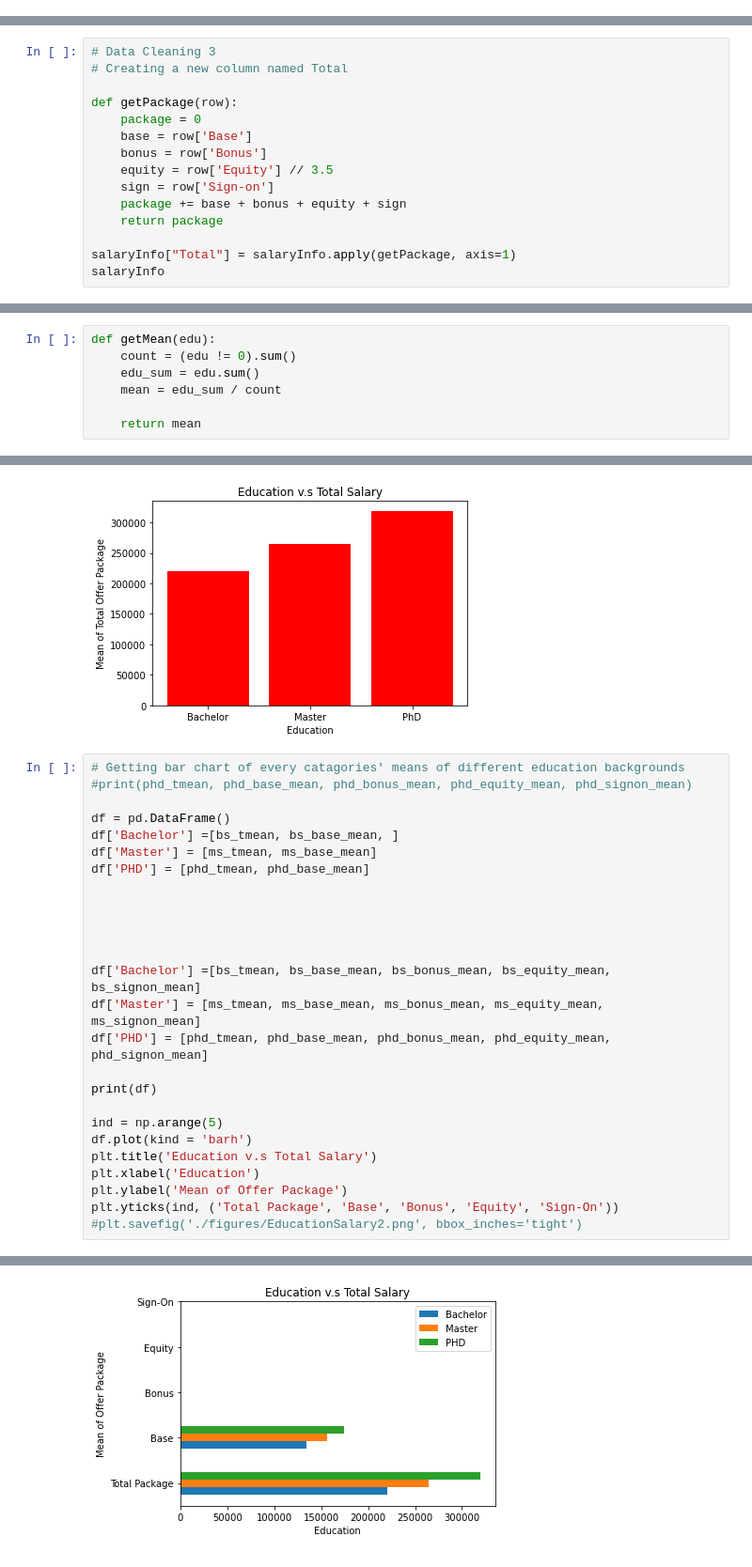
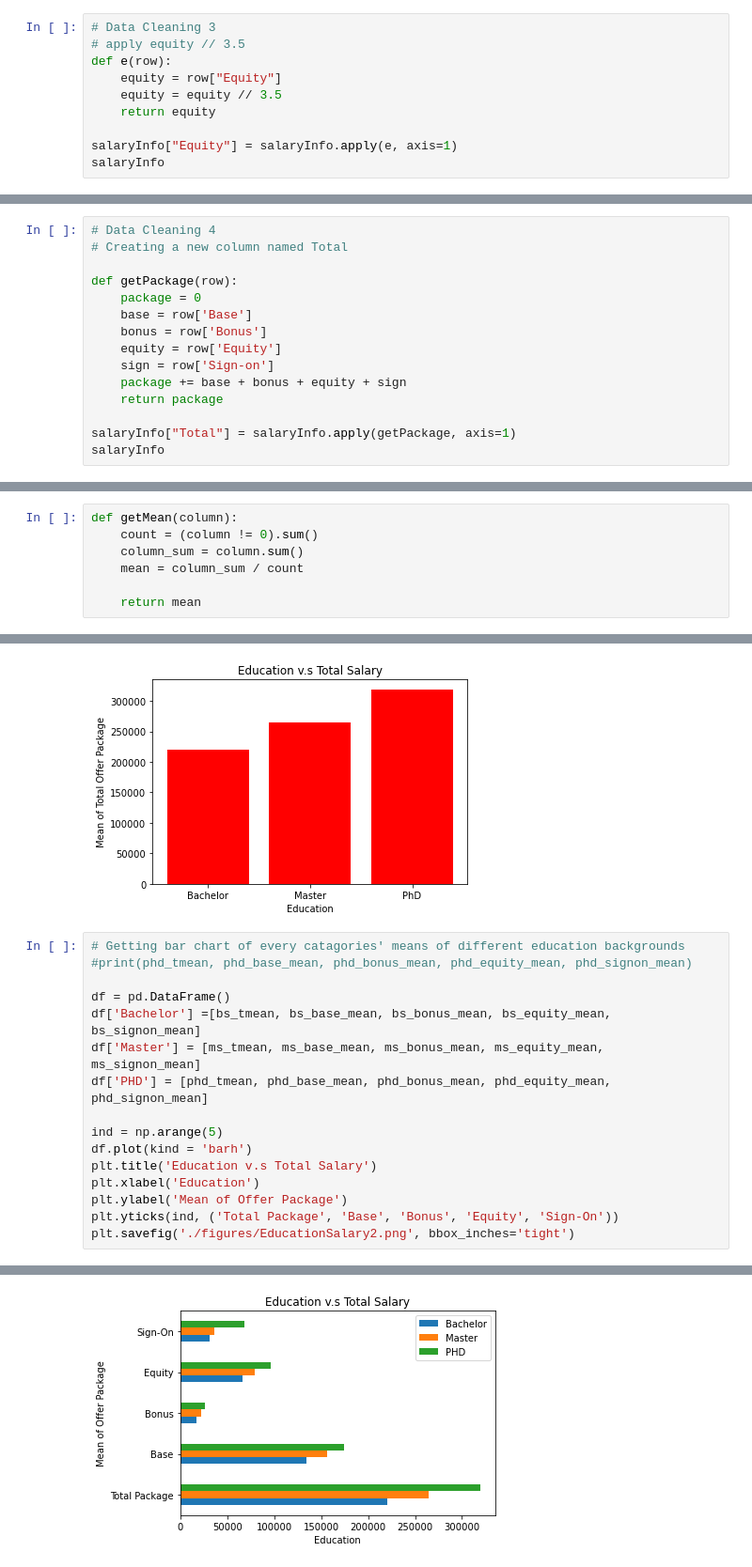
Before and after one commit to dorothyjx/damg-6105-Final-Project, a Jupyter notebook: project_final.ipynb, the cells around one changed output, grey strips where cells are left out. Shown at 94% size. Drawn from its saved outputs; the diff is of its cells as text.

```diff
--- a/project_final.ipynb
+++ b/project_final.ipynb
@@ -150,3 +150,13 @@ salaryInfo
 | 311 | Amazon | 2021 4th quarter | Machine Learning Eng | Great Seattle Area | 155000 | 365000 | 0 | 36500 | full | ... |
 | 312 | Autodesk | 2021 4th quarter | Software Engineer | Great Boston Area | 125000 | 60000 | 10000 | 19000 | full | ... |
 313 rows × 14 columns
+# %%
+# Data Cleaning 3
+# apply equity // 3.5
+def e(row):
+    equity = row["Equity"]
+    equity = equity // 3.5
+    return equity
+
+salaryInfo["Equity"] = salaryInfo.apply(e, axis=1)
+salaryInfo
@@ -153,12 +194,12 @@ salaryInfo
 # %%
-# Data Cleaning 3
+# Data Cleaning 4
 # Creating a new column named Total
 
 def getPackage(row):
     package = 0
     base = row['Base']
     bonus = row['Bonus']
-    equity = row['Equity'] // 3.5
+    equity = row['Equity']
     sign = row['Sign-on']
     package += base + bonus + equity + sign
     return package
@@ -262,6 +303,13 @@ plt.legend(bbox_to_anchor=(1.0, 0.8, 0.5, 0.2), loc = 'upper right')
 plt.savefig('./figures/JobRatio.png', bbox_inches='tight')
 # %% [output]
 [figure]
+# %%
+def getMean(column):
+    count = (column != 0).sum()
+    column_sum = column.sum()
+    mean = column_sum / count
+
+    return mean
 # %%
 # How many Education types
 
@@ -277,7 +318,0 @@ bs = salaryInfo[salaryInfo['Education'] == 'BS']
-# %%
-def getMean(edu):
-    count = (edu != 0).sum()
-    edu_sum = edu.sum()
-    mean = edu_sum / count
-
-    return mean
@@ -354,19 +391,9 @@ fig.savefig('./figures/EducationSalary1.png', bbox_inches='tight')
 #print(phd_tmean, phd_base_mean, phd_bonus_mean, phd_equity_mean, phd_signon_mean)
 
 df = pd.DataFrame()
-df['Bachelor'] =[bs_tmean, bs_base_mean, ]
-df['Master'] = [ms_tmean, ms_base_mean]
-df['PHD'] = [phd_tmean, phd_base_mean]
-
-
-
-
-
 df['Bachelor'] =[bs_tmean, bs_base_mean, bs_bonus_mean, bs_equity_mean, bs_signon_mean]
 df['Master'] = [ms_tmean, ms_base_mean, ms_bonus_mean, ms_equity_mean, ms_signon_mean]
 df['PHD'] = [phd_tmean, phd_base_mean, phd_bonus_mean, phd_equity_mean, phd_signon_mean]
-
-print(df)
 
 ind = np.arange(5)
 df.plot(kind = 'barh')
@@ -374,5 +401,5 @@ plt.title('Education v.s Total Salary')
 plt.xlabel('Education')
 plt.ylabel('Mean of Offer Package')
 plt.yticks(ind, ('Total Package', 'Base', 'Bonus', 'Equity', 'Sign-On'))
-#plt.savefig('./figures/EducationSalary2.png', bbox_inches='tight')
+plt.savefig('./figures/EducationSalary2.png', bbox_inches='tight')
 # %% [output]
@@ -392 +406 @@ plt.yticks(ind, ('Total Package', 'Base', 'Bonus', 'Equity', 'Sign-On'))
-[figure, old version]
+[figure, new version]
```
Also changed, not shown: parts of 8 cells of this notebook, 1 other file.
